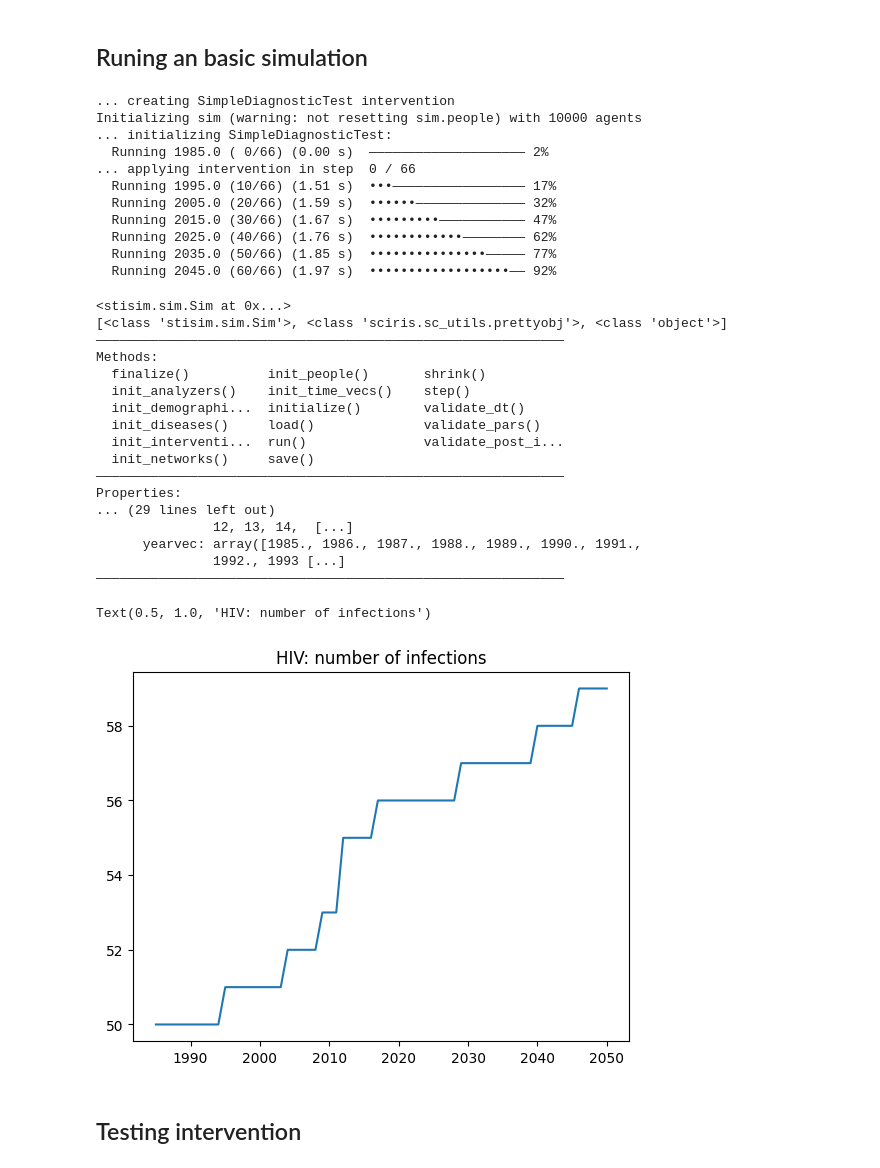
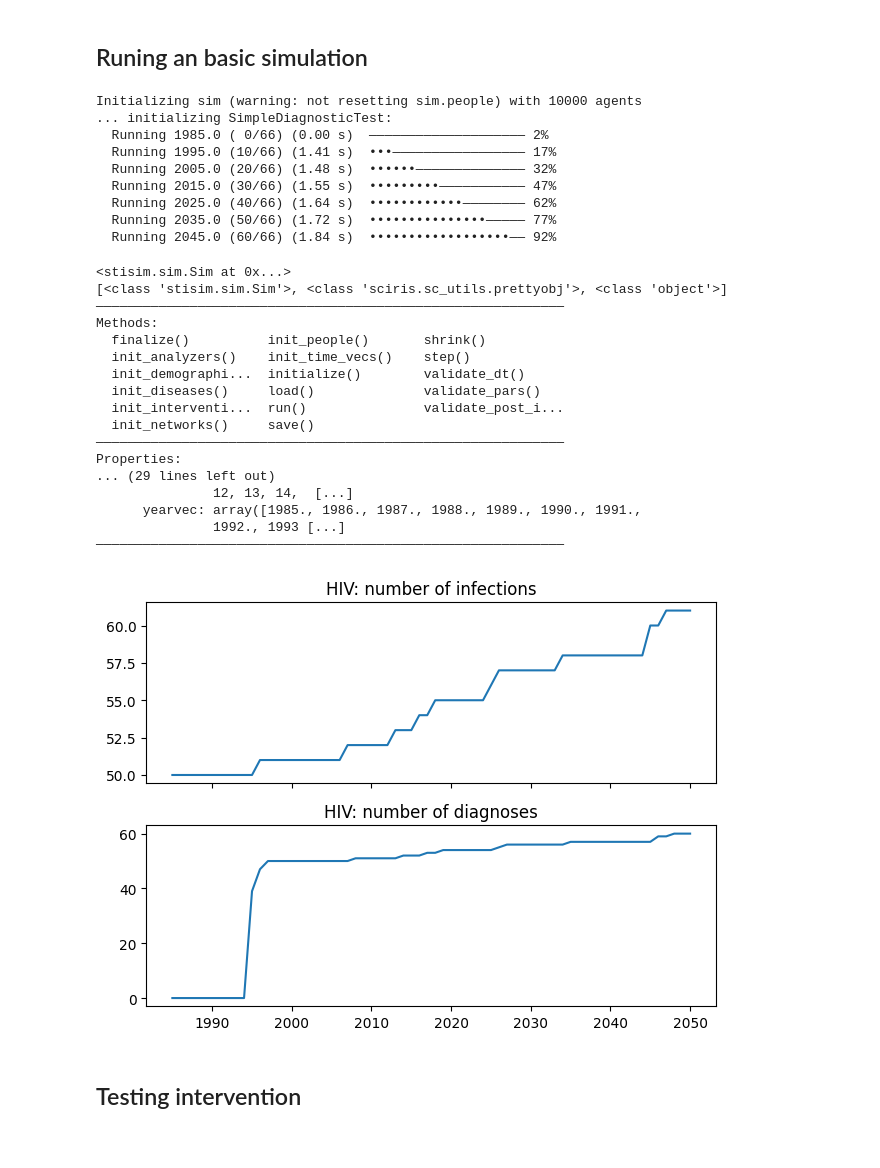
Before and after one commit to starsimhub/starsim, a Jupyter notebook: examples/hiv_testing.ipynb, the cells around one changed output. Saved outputs shown, nothing was run; the diff lists cells and outputs as text; code cells hidden in the pictures.

Commit message:
update simple diagnostic intervention

```diff
--- a/examples/hiv_testing.ipynb
+++ b/examples/hiv_testing.ipynb
@@ -24,7 +24,7 @@ hiv_params = { 'beta'      : { 'simple_sexual': [ 0.0008, 0.0004],
               }
 hiv = ss.HIV( pars=hiv_params )
 
-hiv_simple_diagnostic = ss.hiv.SimpleDiagnosticTest()
+hiv_simple_diagnostic = ss.hiv.SimpleDiagnosticTest( start=1995 )
 
 
 # Simulation parameters
@@ -43,17 +43,15 @@ sim = ss.Sim( pars          = sim_params,
 sim.initialize()
 sim.run()
 # %% [output]
-... creating SimpleDiagnosticTest intervention
 Initializing sim (warning: not resetting sim.people) with 10000 agents
 ... initializing SimpleDiagnosticTest:
   Running 1985.0 ( 0/66) (0.00 s)  ———————————————————— 2%
-... applying intervention in step  0 / 66
-  Running 1995.0 (10/66) (1.51 s)  •••————————————————— 17%
-  Running 2005.0 (20/66) (1.59 s)  ••••••—————————————— 32%
-  Running 2015.0 (30/66) (1.67 s)  •••••••••——————————— 47%
-  Running 2025.0 (40/66) (1.76 s)  ••••••••••••———————— 62%
-  Running 2035.0 (50/66) (1.85 s)  •••••••••••••••————— 77%
-  Running 2045.0 (60/66) (1.97 s)  ••••••••••••••••••—— 92%
+  Running 1995.0 (10/66) (1.41 s)  •••————————————————— 17%
+  Running 2005.0 (20/66) (1.48 s)  ••••••—————————————— 32%
+  Running 2015.0 (30/66) (1.55 s)  •••••••••——————————— 47%
+  Running 2025.0 (40/66) (1.64 s)  ••••••••••••———————— 62%
+  Running 2035.0 (50/66) (1.72 s)  •••••••••••••••————— 77%
+  Running 2045.0 (60/66) (1.84 s)  ••••••••••••••••••—— 92%
 <stisim.sim.Sim at 0x...>
 [<class 'stisim.sim.Sim'>, <class 'sciris.sc_utils.prettyobj'>, <class 'object'>]
 ————————————————————————————————————————————————————————————
@@ -71,13 +69,18 @@ Properties:
       yearvec: array([1985., 1986., 1987., 1988., 1989., 1990., 1991.,
                1992., 1993 [...]
 ————————————————————————————————————————————————————————————
-# %%
-plt.figure()
-plt.plot( sim.yearvec, sim.results.hiv.n_infected )
-plt.title( 'HIV: number of infections' )
-# %% [output]
-Text(0.5, 1.0, 'HIV: number of infections')
-[figure, removed]
+# %%
+fig, axs = plt.subplots( 2, 1, sharex=True )
+
+axs[0].plot( sim.yearvec, sim.results.hiv.n_infected )
+axs[0].set_title( 'HIV: number of infections' )
+
+axs[1].plot( sim.yearvec, sim.results.hiv.n_diagnosed )
+axs[1].set_title( 'HIV: number of diagnoses' )
+
+fig.tight_layout()
+# %% [output]
+[figure, added]
 # %% [markdown]
 ## Testing intervention
 # %%
```
Also changed, not shown: parts of 1 cell of this notebook, 1 other file.
